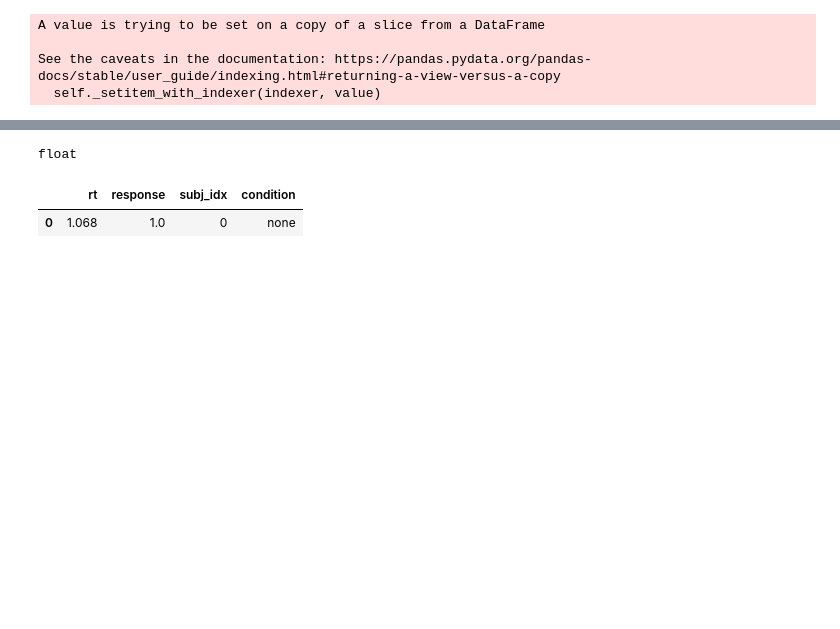
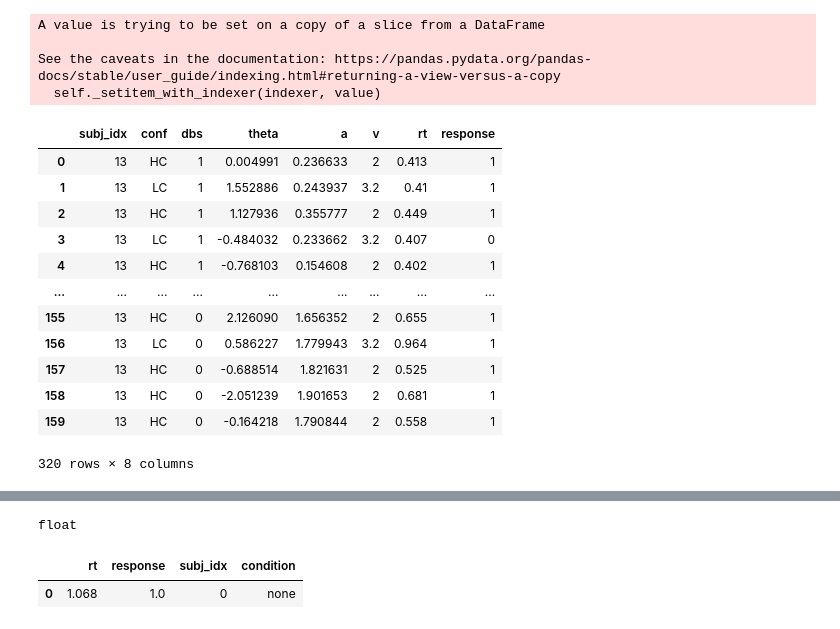
Before and after one commit to hcp4715/dockerHDDM_Guide, a Jupyter notebook: temp/HDDM_Primer_SM_Params_Recov.ipynb, the cells around one changed output, grey strips where cells are left out. Drawn from its saved outputs; the diff is of its cells as text; code cells hidden in the pictures; blank space fills up the shorter version.

```diff
--- a/temp/HDDM_Primer_SM_Params_Recov.ipynb
+++ b/temp/HDDM_Primer_SM_Params_Recov.ipynb
@@ -312,3 +484,19 @@ A value is trying to be set on a copy of a slice from a DataFrame
 
 See the caveats in the documentation: https://pandas.pydata.org/pandas-docs/stable/user_guide/indexing.html#returning-a-view-versus-a-copy
   self._setitem_with_indexer(indexer, value)
+# %%
+tmp_df
+# %% [output]
+|  | subj_idx | conf | dbs | theta | a | v | rt | response |
+| 0 | 13 | HC | 1 | 0.004991 | 0.236633 | 2 | 0.413 | 1 |
+| 1 | 13 | LC | 1 | 1.552886 | 0.243937 | 3.2 | 0.41 | 1 |
+| 2 | 13 | HC | 1 | 1.127936 | 0.355777 | 2 | 0.449 | 1 |
+| 3 | 13 | LC | 1 | -0.484032 | 0.233662 | 3.2 | 0.407 | 0 |
+| 4 | 13 | HC | 1 | -0.768103 | 0.154608 | 2 | 0.402 | 1 |
+| ... | ... | ... | ... | ... | ... | ... | ... | ... |
+| 155 | 13 | HC | 0 | 2.126090 | 1.656352 | 2 | 0.655 | 1 |
+| 156 | 13 | LC | 0 | 0.586227 | 1.779943 | 3.2 | 0.964 | 1 |
+| 157 | 13 | HC | 0 | -0.688514 | 1.821631 | 2 | 0.525 | 1 |
+| 158 | 13 | HC | 0 | -2.051239 | 1.901653 | 2 | 0.681 | 1 |
+| 159 | 13 | HC | 0 | -0.164218 | 1.790844 | 2 | 0.558 | 1 |
+320 rows × 8 columns
```
Also changed, not shown: parts of 6 cells of this notebook.
